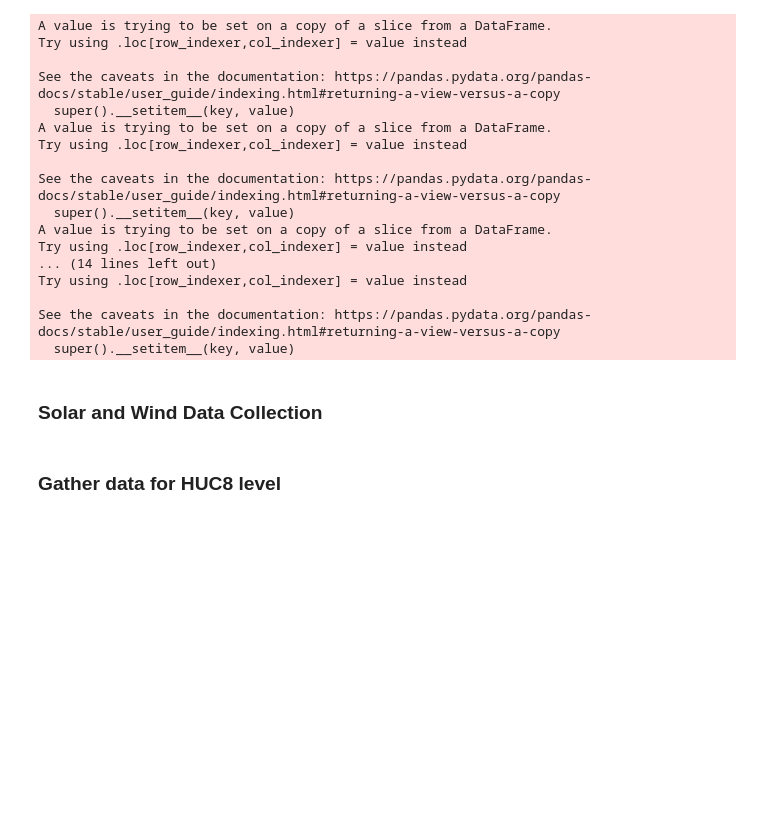
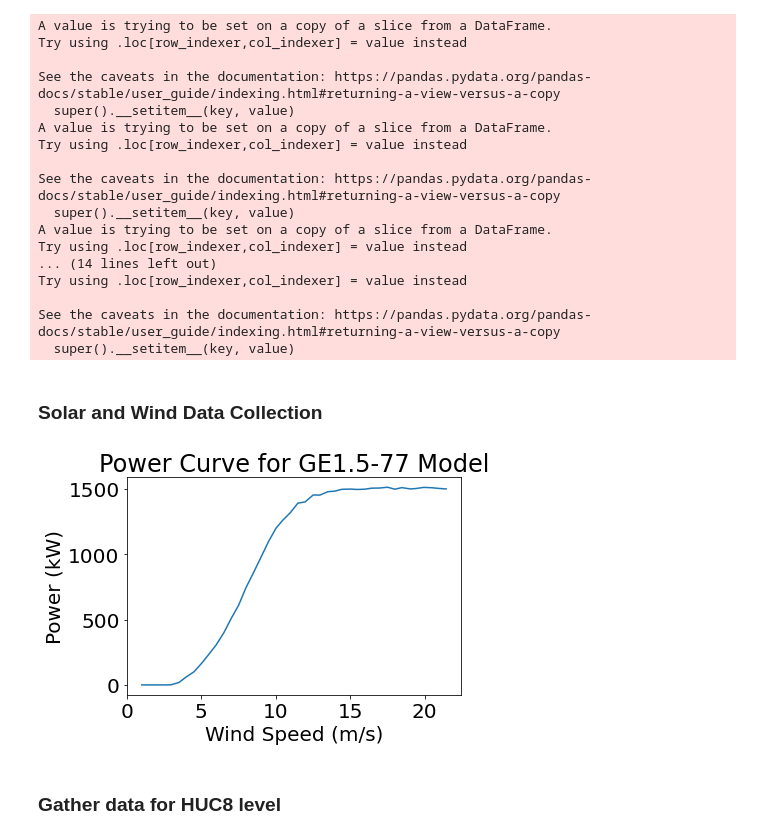
Before and after one commit to clbanjai/1.020-Data-Center-Project, a Jupyter notebook: adding_data_centers.ipynb, the cells around one changed output. Saved outputs shown, nothing was run; the diff lists cells and outputs as text; code cells hidden in the pictures; blank space fills up the shorter version.

```diff
--- a/adding_data_centers.ipynb
+++ b/adding_data_centers.ipynb
@@ -200,6 +201,21 @@ GE_power_curve = pd.read_csv('data/data_siting/DOE_GE_1.5MW_77.csv')
 GE_power_curve['Power [kW]'] = GE_power_curve['Power [kW]'].map(lambda x: np.clip(x, 0, np.inf)) # don't allow negative power production
 
 wind_speed = wind['windspeed_80m'] # start working with wind speed data
+# %%
+matplotlib.rcParams.update({'font.size': 20})
+
+fig, ax = plt.subplots()
+
+ax.plot(GE_power_curve['Wind Speed [m/s]'], GE_power_curve['Power [kW]'])
+
+ax.set_xlabel("Wind Speed (m/s)")
+ax.set_ylabel("Power (kW)")
+
+ax.set_title("Power Curve for GE1.5-77 Model")
+
+fig.savefig("Figures/ge_curve.png", dpi=200, bbox_inches="tight")
+# %% [output]
+[figure, added]
 # %%
 # note: the wind data is hourly
 wind_time = pd.DataFrame({'datetime': wind['datetime']})
```
Also changed, not shown: parts of 25 cells of this notebook, 7 other files.
